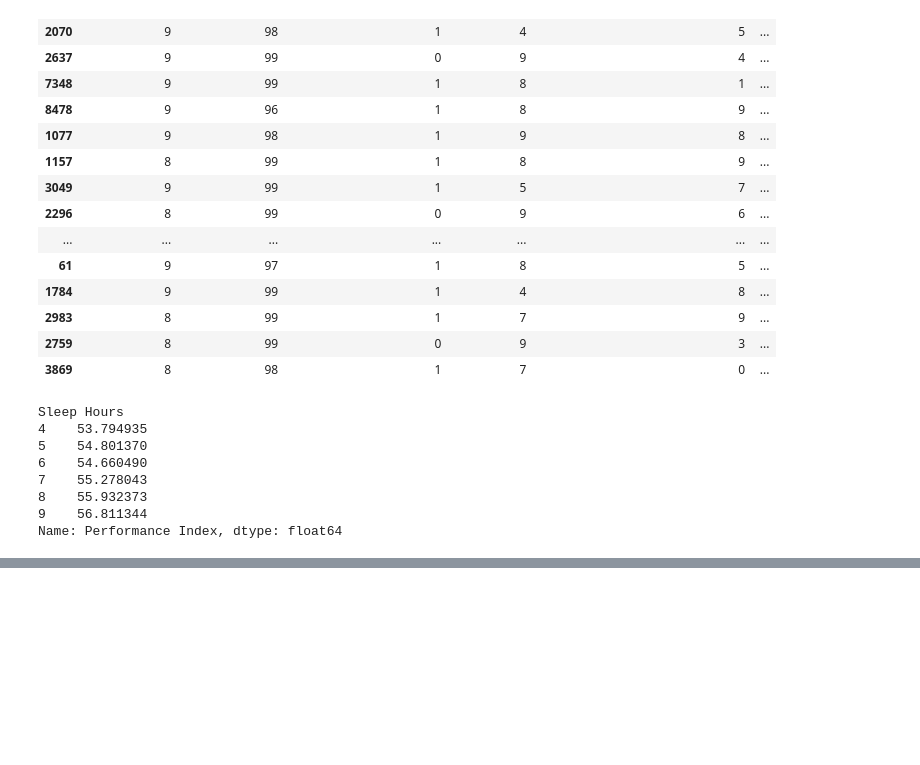
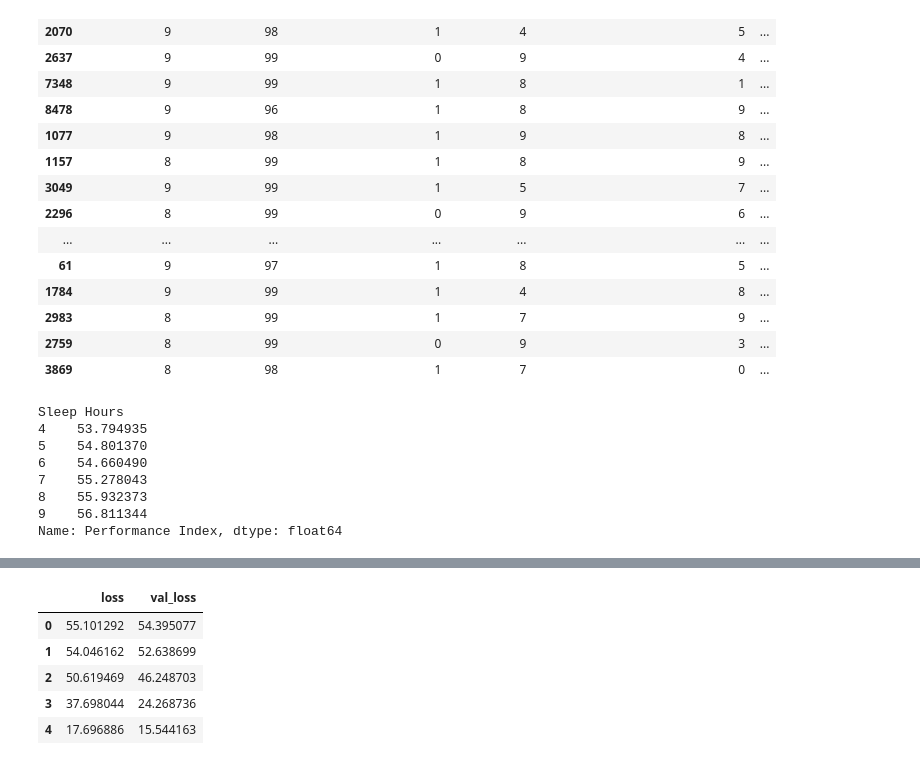
Before and after one commit to YoncaEsendemir/StudentPerformanceRegresyon, a Jupyter notebook: StudentPredict.ipynb, the cells around one changed output, grey strips where cells are left out. Saved outputs shown, nothing was run; the diff lists cells and outputs as text; code cells hidden in the pictures; blank space fills up the shorter version.

```diff
--- a/StudentPredict.ipynb
+++ b/StudentPredict.ipynb
@@ -125,0 +243,9 @@ Name: Performance Index, dtype: float64
+# %%
+kayipVerisi.head()
+# %% [output]
+|  | loss | val_loss |
+| 0 | 55.101292 | 54.395077 |
+| 1 | 54.046162 | 52.638699 |
+| 2 | 50.619469 | 46.248703 |
+| 3 | 37.698044 | 24.268736 |
+| 4 | 17.696886 | 15.544163 |
```
Also changed, not shown: parts of 30 cells of this notebook.
